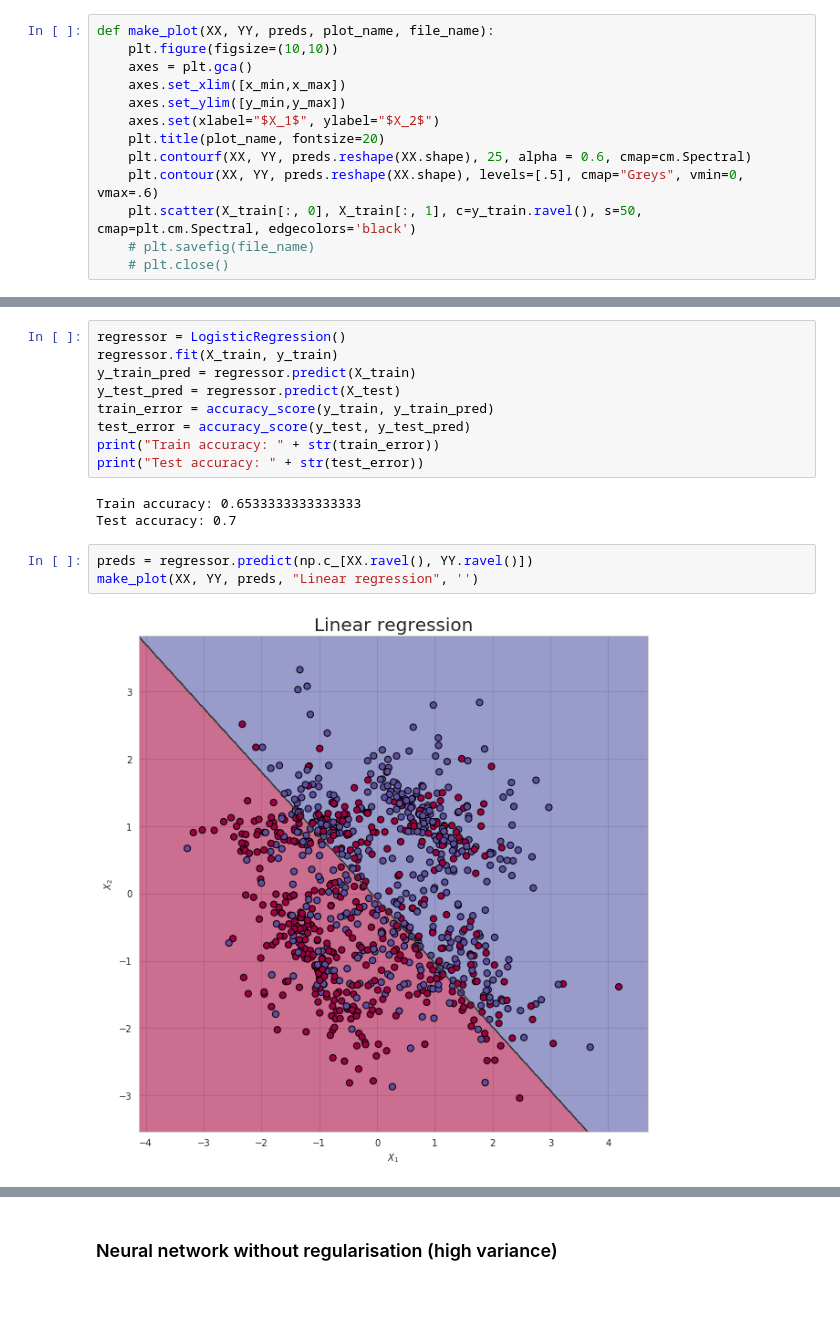
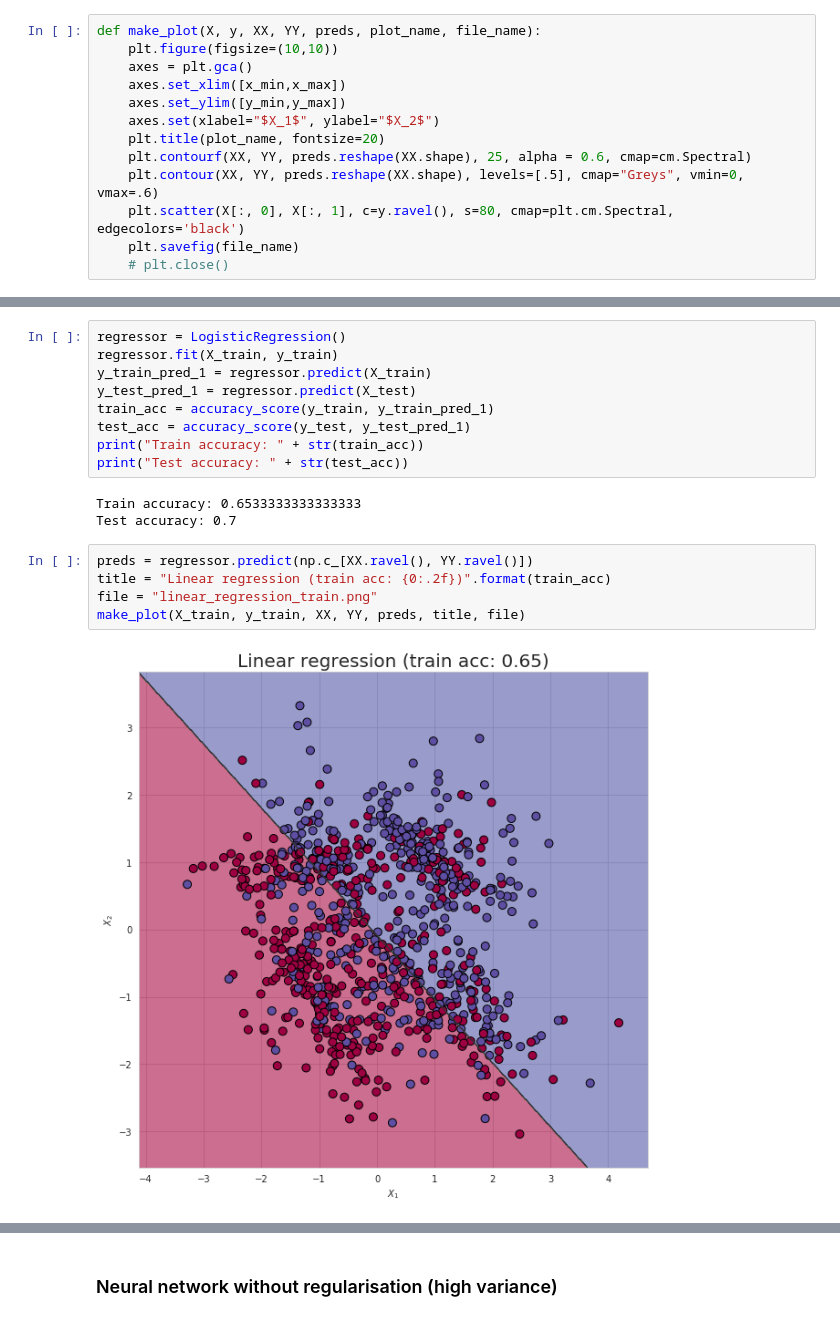
Before and after one commit to SkalskiP/ILearnDeepLearning.py, a Jupyter notebook: 02_exploring_overfitting/Exploring overfitting.ipynb, the cells around one changed output, grey strips where cells are left out. Drawn from its saved outputs; the diff is of its cells as text.

```diff
--- a/02_exploring_overfitting/Exploring overfitting.ipynb
+++ b/02_exploring_overfitting/Exploring overfitting.ipynb
@@ -66,7 +56,7 @@ XX, YY = np.meshgrid(np.arange(x_min, x_max, GRID_STEP), np.arange(y_min, y_max,
 # %% [markdown]
 ### Auxiliary plotting function
 # %%
-def make_plot(XX, YY, preds, plot_name, file_name):
+def make_plot(X, y, XX, YY, preds, plot_name, file_name):
     plt.figure(figsize=(10,10))
     axes = plt.gca()
     axes.set_xlim([x_min,x_max])
@@ -75,8 +65,8 @@ def make_plot(XX, YY, preds, plot_name, file_name):
     plt.title(plot_name, fontsize=20)
     plt.contourf(XX, YY, preds.reshape(XX.shape), 25, alpha = 0.6, cmap=cm.Spectral)
     plt.contour(XX, YY, preds.reshape(XX.shape), levels=[.5], cmap="Greys", vmin=0, vmax=.6)
-    plt.scatter(X_train[:, 0], X_train[:, 1], c=y_train.ravel(), s=50, cmap=plt.cm.Spectral, edgecolors='black')
-    # plt.savefig(file_name)
+    plt.scatter(X[:, 0], X[:, 1], c=y.ravel(), s=80, cmap=plt.cm.Spectral, edgecolors='black')
+    plt.savefig(file_name)
     # plt.close()
 # %% [markdown]
 ### Visualization of the data set
@@ -95,17 +110,19 @@ plt.scatter(X_train[:, 0], X_train[:, 1], c=y_train.ravel(), s=50, cmap=plt.cm.S
 # %%
 regressor = LogisticRegression()
 regressor.fit(X_train, y_train)
-y_train_pred = regressor.predict(X_train)
-y_test_pred = regressor.predict(X_test)
-train_error = accuracy_score(y_train, y_train_pred)
-test_error = accuracy_score(y_test, y_test_pred)
-print("Train accuracy: " + str(train_error))
-print("Test accuracy: " + str(test_error))
+y_train_pred_1 = regressor.predict(X_train)
+y_test_pred_1 = regressor.predict(X_test)
+train_acc = accuracy_score(y_train, y_train_pred_1)
+test_acc = accuracy_score(y_test, y_test_pred_1)
+print("Train accuracy: " + str(train_acc))
+print("Test accuracy: " + str(test_acc))
 # %% [output]
 Train accuracy: 0.6533333333333333
 Test accuracy: 0.7
 # %%
 preds = regressor.predict(np.c_[XX.ravel(), YY.ravel()])
-make_plot(XX, YY, preds, "Linear regression", '')
+title = "Linear regression (train acc: {0:.2f})".format(train_acc)
+file = "linear_regression_train.png"
+make_plot(X_train, y_train, XX, YY, preds, title, file)
 # %% [output]
-[figure, old version]
+[figure, new version]
```
Also changed, not shown: parts of 14 cells of this notebook.
